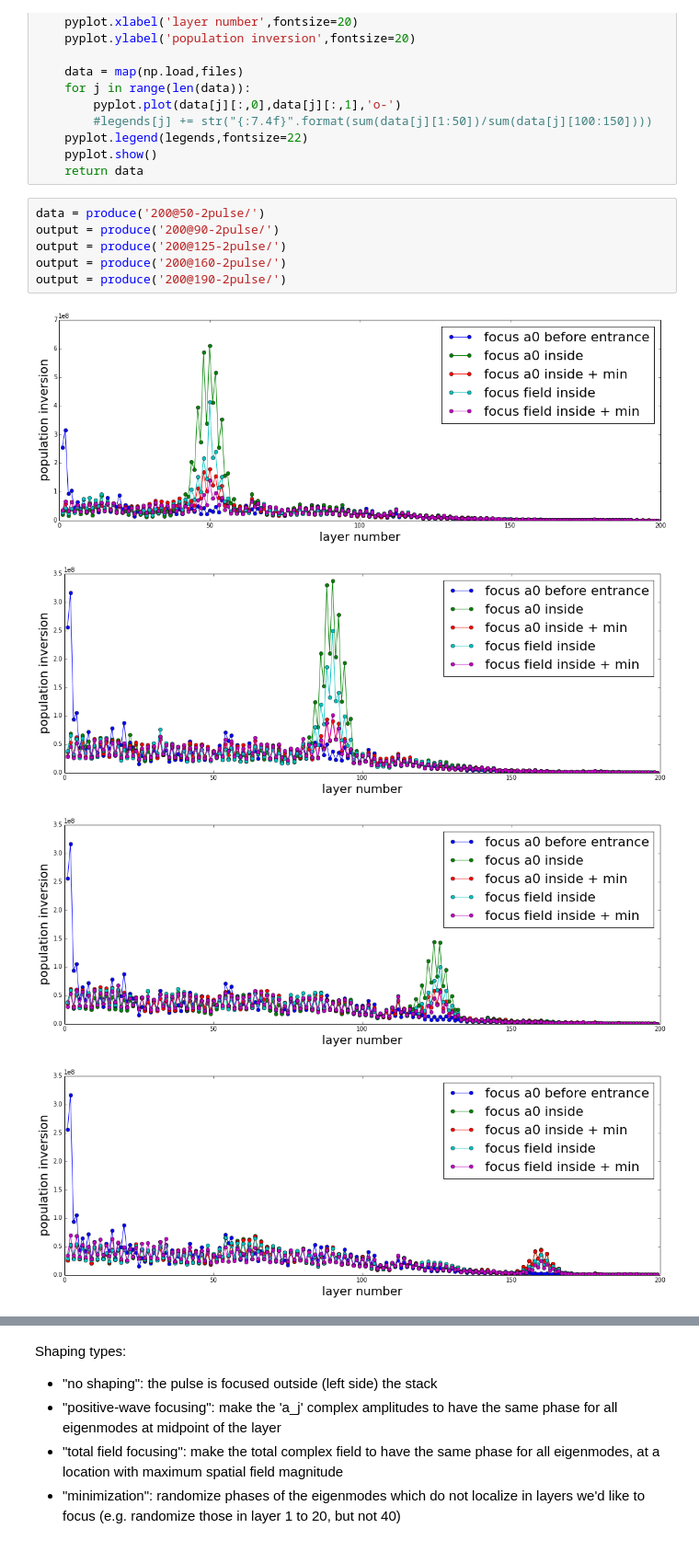
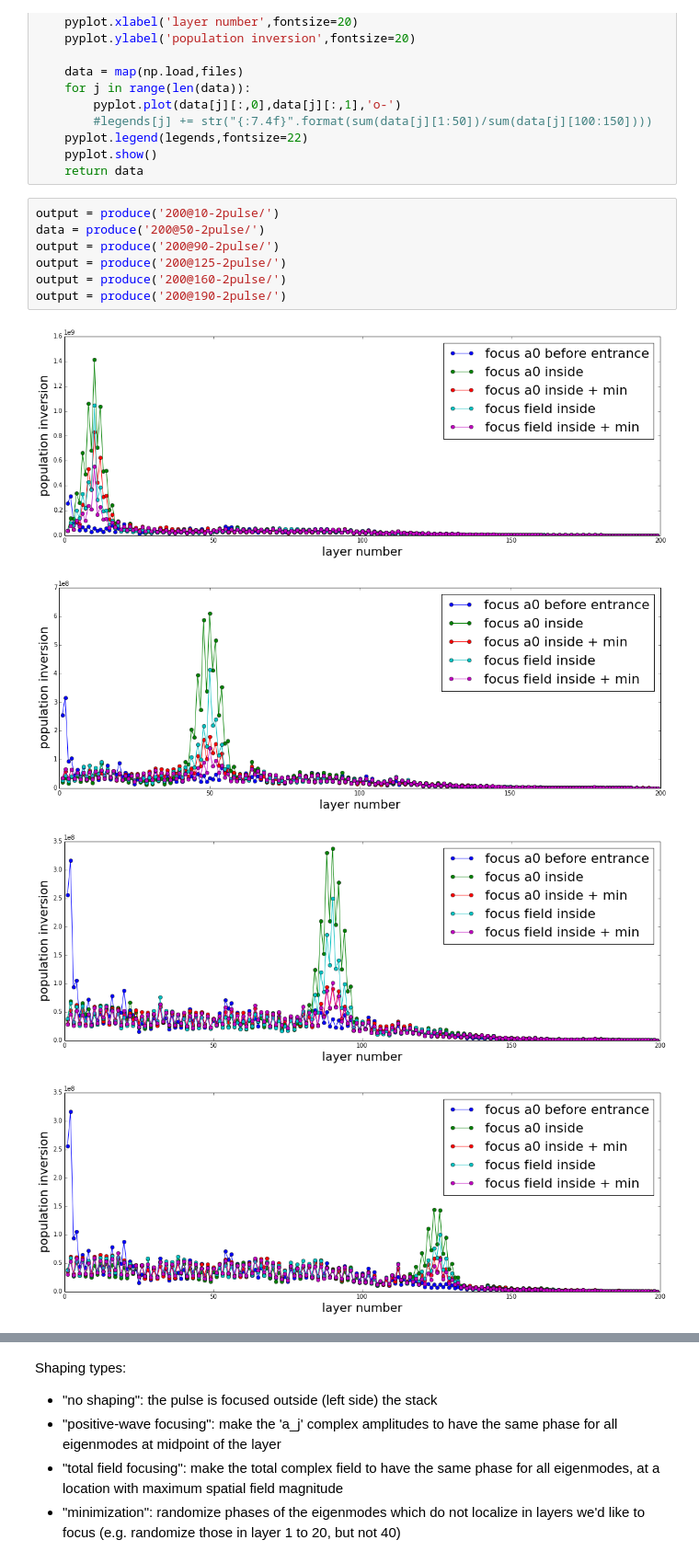
Before and after one commit to chaohan/code-samples, a Jupyter notebook: nb-2PS.ipynb, the cells around one changed output, grey strips where cells are left out. Shown at 92% size. Drawn from its saved outputs; the diff is of its cells as text.

```diff
--- a/nb-2PS.ipynb
+++ b/nb-2PS.ipynb
@@ -51,13 +51,14 @@ def produce(path):
     pyplot.show()
     return data
 # %%
+output = produce('200@10-2pulse/')
 data = produce('200@50-2pulse/')
 output = produce('200@90-2pulse/')
 output = produce('200@125-2pulse/')
 output = produce('200@160-2pulse/')
 output = produce('200@190-2pulse/')
 # %% [output]
-[figure, old version]
+[figure, new version]
-[figure, old version]
+[figure, new version]
-[figure, old version]
+[figure, new version]
-[figure, old version]
+[figure, new version]
```
Also changed, not shown: parts of 1 cell of this notebook.
